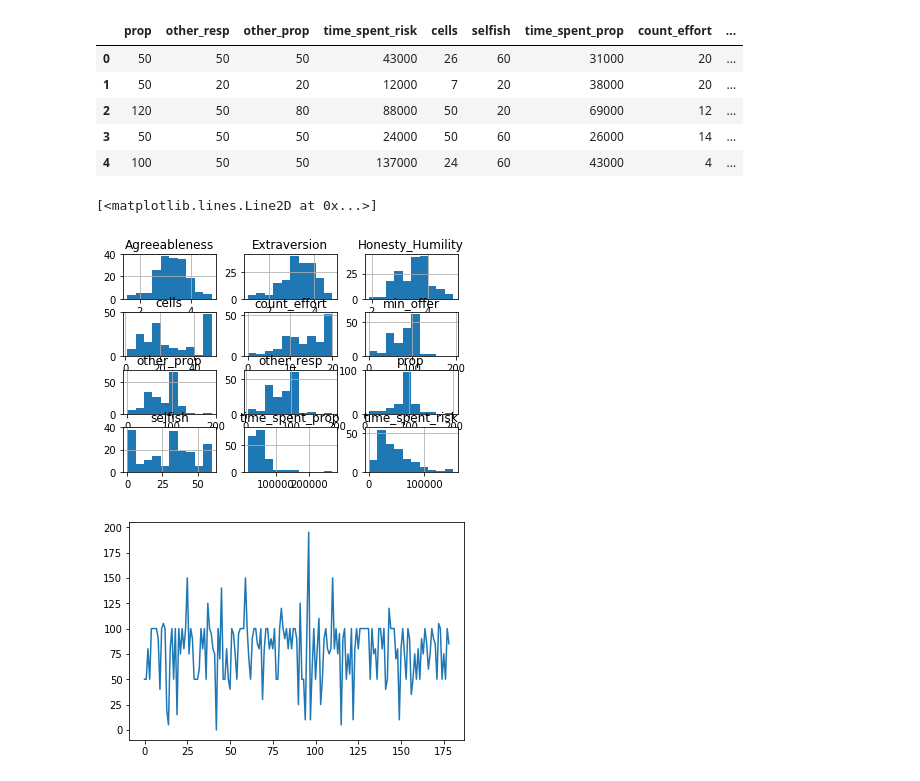
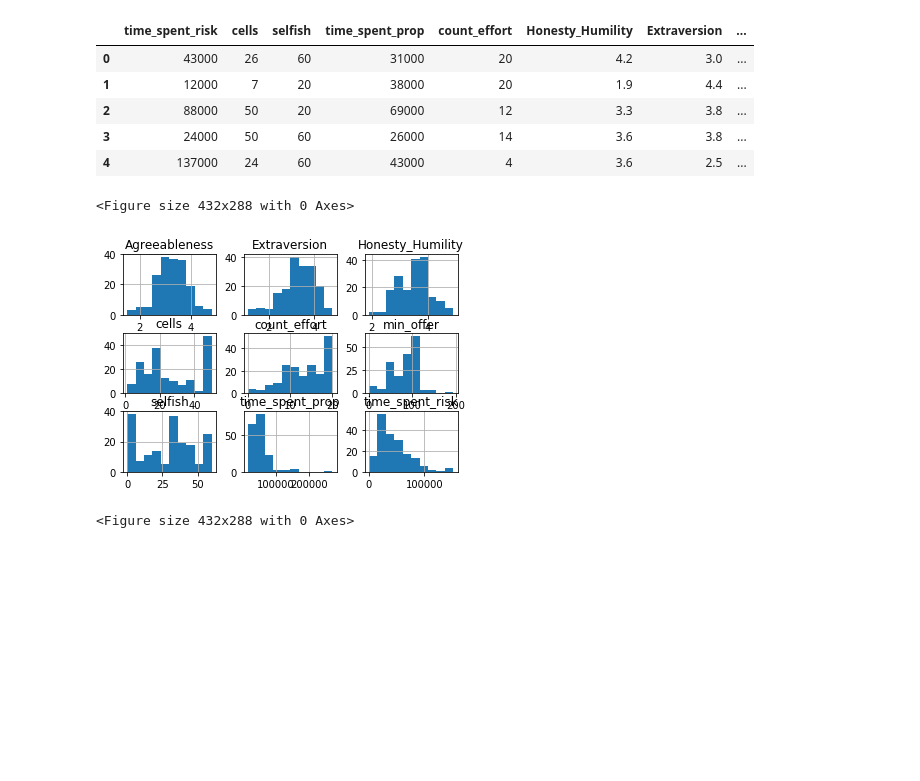
Before and after one commit to afranck64/ultimatum, a Jupyter notebook: notebooks/Model.ipynb, the cells around one changed output. Drawn from its saved outputs; the diff is of its cells as text; code cells hidden in the pictures; blank space fills up the shorter version.

```diff
--- a/notebooks/Model.ipynb
+++ b/notebooks/Model.ipynb
@@ -1,41 +1,46 @@
 # %%
 import pandas as pd
 %matplotlib inline
 import matplotlib.pyplot as plt
 import numpy as np
 from IPython.display import display
 from sklearn.model_selection import train_test_split
 from sklearn.metrics import r2_score
 import seaborn as sb
 
 #fix rnd seed
 np.random.seed(7)
 
 # Read and sanitize the data
-df = pd.read_excel("./UG_HH_NEW_continuous_no200.xls")
+df = pd.read_excel("../data/UG_HH_NEW_continuous_no200.xls")
 df = df.dropna()
+df = df.dropna()
+df = df[['time_spent_risk', 'cells', 'selfish', 'time_spent_prop', 'count_effort',
+         'Honesty_Humility','Extraversion', 'Agreeableness', 'min_offer']]
+
+
 
 #print(df[50:])
 
 # Show head and histograms
 display(df.head())
 df.hist()
 
 # Plot sample figure for min_offers
 plt.figure()
 
-x = range(0, len(df['prop']))
-x1 = df['min_offer']
+#x = range(0, len(df['prop']))
+#x1 = df['min_offer']
 
-plt.plot(x, x1)
+#plt.plot(x, x1)
 # %% [output]
-|  | prop | other_resp | other_prop | time_spent_risk | cells | selfish | time_spent_prop | count_effort | ... |
-| 0 | 50 | 50 | 50 | 43000 | 26 | 60 | 31000 | 20 | ... |
-| 1 | 50 | 20 | 20 | 12000 | 7 | 20 | 38000 | 20 | ... |
-| 2 | 120 | 50 | 80 | 88000 | 50 | 20 | 69000 | 12 | ... |
-| 3 | 50 | 50 | 50 | 24000 | 50 | 60 | 26000 | 14 | ... |
-| 4 | 100 | 50 | 50 | 137000 | 24 | 60 | 43000 | 4 | ... |
+|  | time_spent_risk | cells | selfish | time_spent_prop | count_effort | Honesty_Humility | Extraversion | ... |
+| 0 | 43000 | 26 | 60 | 31000 | 20 | 4.2 | 3.0 | ... |
+| 1 | 12000 | 7 | 20 | 38000 | 20 | 1.9 | 4.4 | ... |
+| 2 | 88000 | 50 | 20 | 69000 | 12 | 3.3 | 3.8 | ... |
+| 3 | 24000 | 50 | 60 | 26000 | 14 | 3.6 | 3.8 | ... |
+| 4 | 137000 | 24 | 60 | 43000 | 4 | 3.6 | 2.5 | ... |
-[<matplotlib.lines.Line2D at 0x...>]
+<Figure size 432x288 with 0 Axes>
-[figure, old version]
+[figure, new version]
-[figure, removed]
+<Figure size 432x288 with 0 Axes>
 # %%
```
Also changed, not shown: parts of 15 cells of this notebook, 3 other files.
